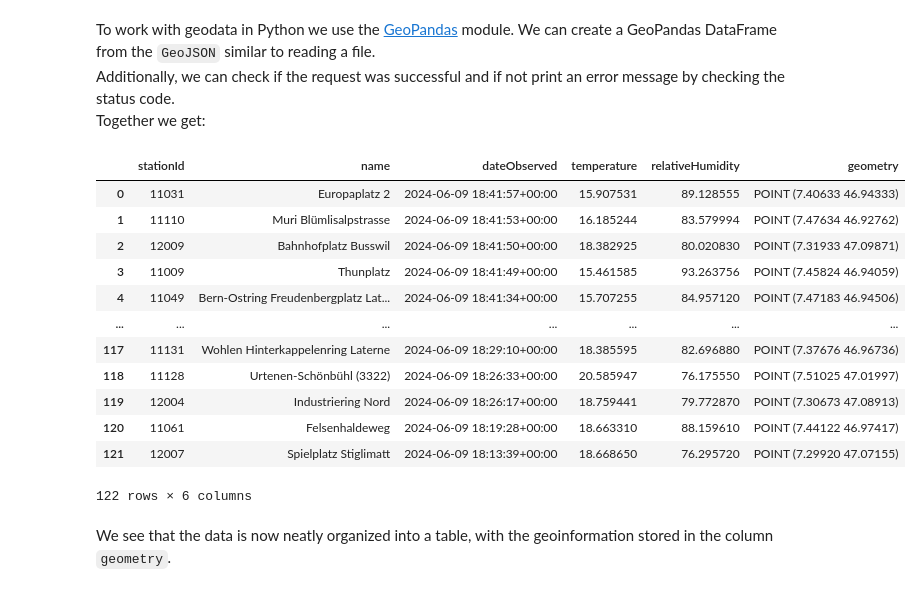
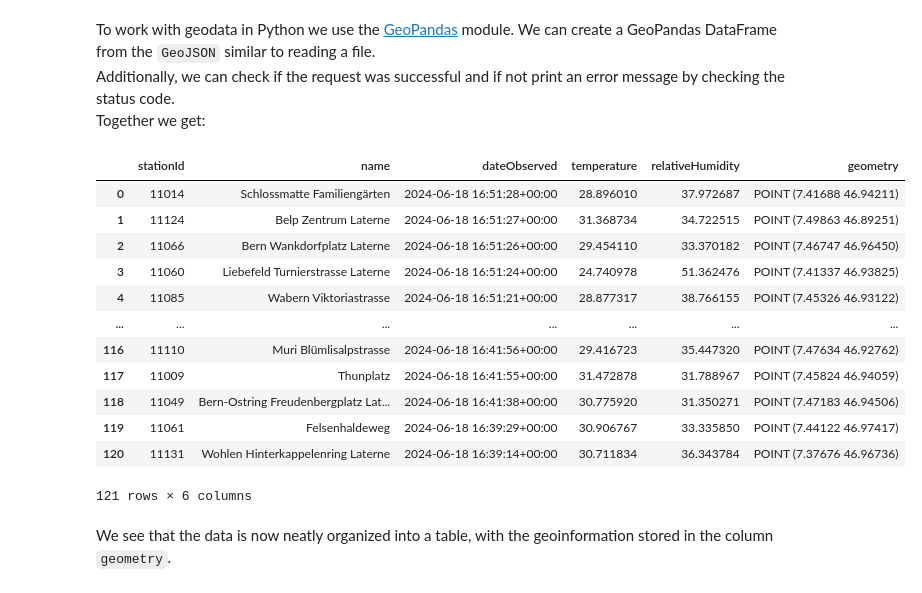
Before and after one commit to meteotest/urban-heat-API-docs, a Jupyter notebook: python_examples.ipynb, the cells around one changed output. Cells and saved outputs as stored; diff of their text form; code cells hidden in the pictures.

```diff
--- a/python_examples.ipynb
+++ b/python_examples.ipynb
@@ -90,34 +91,34 @@ Additionally, we can check if the request was successful and if not print an err
 Together we get:
 # %%
 # Define the URL
-url = "https://smart-urban-heat-map.ch/api/1.0/stations"
+url = "https://smart-urban-heat-map.ch/api/v2/latest"
 
 # Make the GET request
 response = requests.get(url)
 
 # Check if the request was successful
 if response.status_code == 200:
     # Read GeoJSON content directly into GeoPandas DataFrame
     stations = gpd.read_file(response.text)
 else:
     print(f"Request failed with status code: {response.status_code}")
 
 # Display stations DataFrame
 stations
 # %% [output]
 |  | stationId | name | dateObserved | temperature | relativeHumidity | geometry |
-| 0 | 11031 | Europaplatz 2 | 2024-06-09 18:41:57+00:00 | 15.907531 | 89.128555 | POINT (7.40633 46.94333) |
-| 1 | 11110 | Muri Blümlisalpstrasse | 2024-06-09 18:41:53+00:00 | 16.185244 | 83.579994 | POINT (7.47634 46.92762) |
-| 2 | 12009 | Bahnhofplatz Busswil | 2024-06-09 18:41:50+00:00 | 18.382925 | 80.020830 | POINT (7.31933 47.09871) |
-| 3 | 11009 | Thunplatz | 2024-06-09 18:41:49+00:00 | 15.461585 | 93.263756 | POINT (7.45824 46.94059) |
-| 4 | 11049 | Bern-Ostring Freudenbergplatz Lat... | 2024-06-09 18:41:34+00:00 | 15.707255 | 84.957120 | POINT (7.47183 46.94506) |
+| 0 | 11014 | Schlossmatte Familiengärten | 2024-06-18 16:51:28+00:00 | 28.896010 | 37.972687 | POINT (7.41688 46.94211) |
+| 1 | 11124 | Belp Zentrum Laterne | 2024-06-18 16:51:27+00:00 | 31.368734 | 34.722515 | POINT (7.49863 46.89251) |
+| 2 | 11066 | Bern Wankdorfplatz Laterne | 2024-06-18 16:51:26+00:00 | 29.454110 | 33.370182 | POINT (7.46747 46.96450) |
+| 3 | 11060 | Liebefeld Turnierstrasse Laterne | 2024-06-18 16:51:24+00:00 | 24.740978 | 51.362476 | POINT (7.41337 46.93825) |
+| 4 | 11085 | Wabern Viktoriastrasse | 2024-06-18 16:51:21+00:00 | 28.877317 | 38.766155 | POINT (7.45326 46.93122) |
 | ... | ... | ... | ... | ... | ... | ... |
-| 117 | 11131 | Wohlen Hinterkappelenring Laterne | 2024-06-09 18:29:10+00:00 | 18.385595 | 82.696880 | POINT (7.37676 46.96736) |
-| 118 | 11128 | Urtenen-Schönbühl (3322) | 2024-06-09 18:26:33+00:00 | 20.585947 | 76.175550 | POINT (7.51025 47.01997) |
-| 119 | 12004 | Industriering Nord | 2024-06-09 18:26:17+00:00 | 18.759441 | 79.772870 | POINT (7.30673 47.08913) |
-| 120 | 11061 | Felsenhaldeweg | 2024-06-09 18:19:28+00:00 | 18.663310 | 88.159610 | POINT (7.44122 46.97417) |
-| 121 | 12007 | Spielplatz Stiglimatt | 2024-06-09 18:13:39+00:00 | 18.668650 | 76.295720 | POINT (7.29920 47.07155) |
+| 116 | 11110 | Muri Blümlisalpstrasse | 2024-06-18 16:41:56+00:00 | 29.416723 | 35.447320 | POINT (7.47634 46.92762) |
+| 117 | 11009 | Thunplatz | 2024-06-18 16:41:55+00:00 | 31.472878 | 31.788967 | POINT (7.45824 46.94059) |
+| 118 | 11049 | Bern-Ostring Freudenbergplatz Lat... | 2024-06-18 16:41:38+00:00 | 30.775920 | 31.350271 | POINT (7.47183 46.94506) |
+| 119 | 11061 | Felsenhaldeweg | 2024-06-18 16:39:29+00:00 | 30.906767 | 33.335850 | POINT (7.44122 46.97417) |
+| 120 | 11131 | Wohlen Hinterkappelenring Laterne | 2024-06-18 16:39:14+00:00 | 30.711834 | 36.343784 | POINT (7.37676 46.96736) |
-122 rows × 6 columns
+121 rows × 6 columns
 # %% [markdown]
 We see that the data is now neatly organized into a table, with the geoinformation stored in the column ``geometry``.
 # %% [markdown]
```
Also changed, not shown: parts of 9 cells of this notebook, 3 other files.
